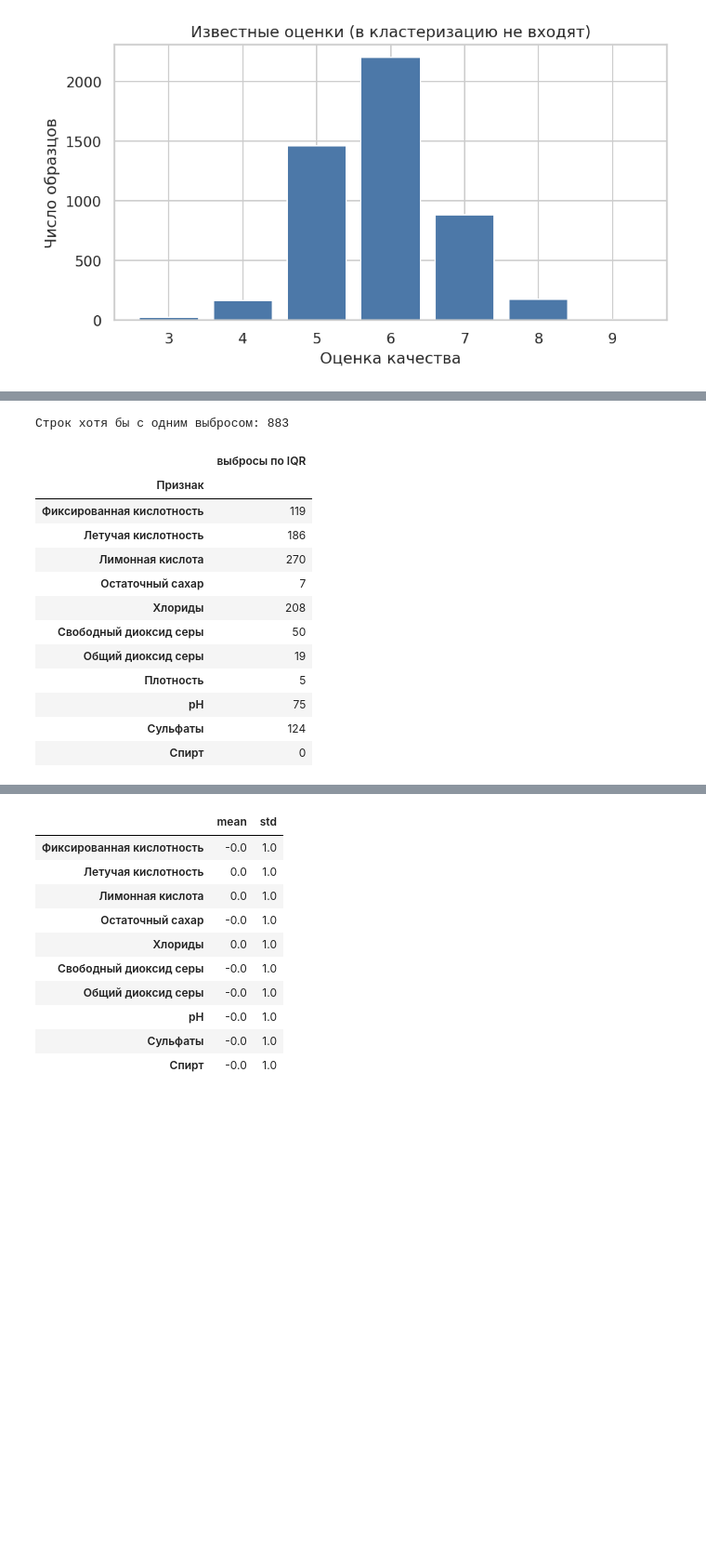
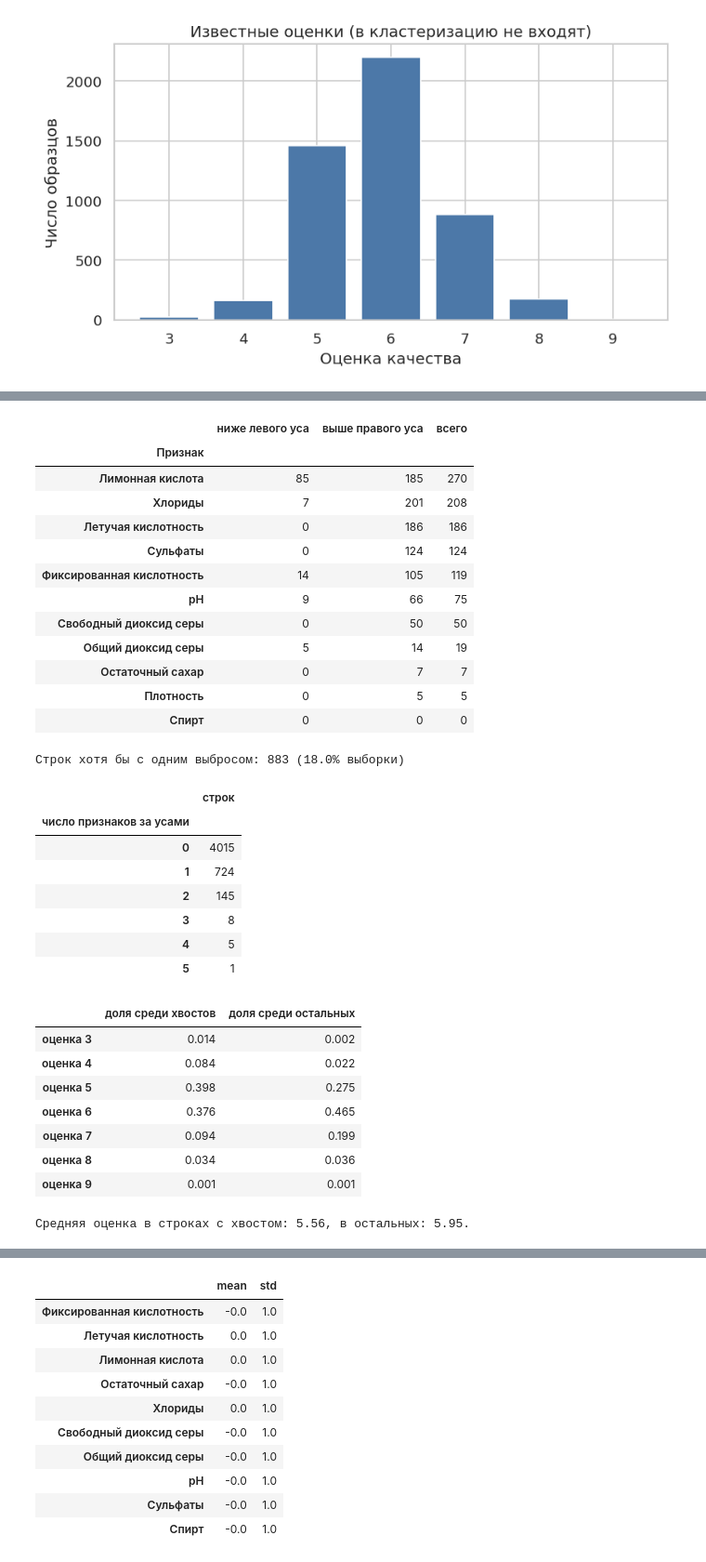
Before and after one commit to Aashteer/MO_3lab, a Jupyter notebook: lab3_clustering.ipynb, the cells around one changed output, grey strips where cells are left out. Shown at 93% size. Saved outputs shown, nothing was run; the diff lists cells and outputs as text; code cells hidden in the pictures; blank space fills up the shorter version.

```diff
--- a/lab3_clustering.ipynb
+++ b/lab3_clustering.ipynb
@@ -207,41 +207,84 @@ plt.show()
 # %%
 outlier_rows = []
 outlier_mask = pd.Series(False, index=raw.index)
+extreme_count = pd.Series(0, index=raw.index)
 for column in FEATURES:
     q1 = raw[column].quantile(0.25)
     q3 = raw[column].quantile(0.75)
     iqr = q3 - q1
-    mask = (raw[column] < q1 - 1.5 * iqr) | (raw[column] > q3 + 1.5 * iqr)
+    low = raw[column] < q1 - 1.5 * iqr
+    high = raw[column] > q3 + 1.5 * iqr
+    mask = low | high
     outlier_mask = outlier_mask | mask
-    outlier_rows.append({"Признак": LABELS[column], "выбросы по IQR": int(mask.sum())})
-outlier_table = pd.DataFrame(outlier_rows).set_index("Признак")
+    extreme_count = extreme_count + mask.astype(int)
+    outlier_rows.append({
+        "Признак": LABELS[column],
+        "ниже левого уса": int(low.sum()),
+        "выше правого уса": int(high.sum()),
+        "всего": int(mask.sum()),
+    })
+outlier_table = pd.DataFrame(outlier_rows).set_index("Признак").sort_values("всего", ascending=False)
 display(outlier_table)
-print(f"Строк хотя бы с одним выбросом: {int(outlier_mask.sum())}")
+print(
+    f"Строк хотя бы с одним выбросом: {int(outlier_mask.sum())} "
+    f"({outlier_mask.mean():.1%} выборки)"
+)
+count_table = extreme_count.value_counts().sort_index().rename("строк").to_frame()
+count_table.index.name = "число признаков за усами"
+display(count_table)
+quality_compare = pd.DataFrame({
+    "доля среди хвостов": raw.loc[outlier_mask, TARGET].value_counts(normalize=True),
+    "доля среди остальных": raw.loc[~outlier_mask, TARGET].value_counts(normalize=True),
+}).sort_index().fillna(0)
+quality_compare.index = [f"оценка {score}" for score in quality_compare.index]
+display(quality_compare.round(3))
+print(
+    "Средняя оценка в строках с хвостом: "
+    f"{raw.loc[outlier_mask, TARGET].mean():.2f}, "
+    f"в остальных: {raw.loc[~outlier_mask, TARGET].mean():.2f}."
+)
 
 fig, axes = plt.subplots(3, 4, figsize=(14, 9))
 for ax, column in zip(axes.ravel(), FEATURES):
     sns.boxplot(x=raw[column], ax=ax, color="#72B7B2")
     ax.set_title(LABELS[column])
     ax.set_xlabel("")
 axes.ravel()[-1].axis("off")
 fig.suptitle("Выбросы по межквартильному размаху", fontsize=14)
 fig.tight_layout()
 fig.savefig(OUTPUT_DIR / "03_boxplots.png", bbox_inches="tight")
 plt.show()
 # %% [output]
+|  | ниже левого уса | выше правого уса | всего |
+| Признак |  |  |  |
+| Лимонная кислота | 85 | 185 | 270 |
+| Хлориды | 7 | 201 | 208 |
+| Летучая кислотность | 0 | 186 | 186 |
+| Сульфаты | 0 | 124 | 124 |
+| Фиксированная кислотность | 14 | 105 | 119 |
+| pH | 9 | 66 | 75 |
+| Свободный диоксид серы | 0 | 50 | 50 |
+| Общий диоксид серы | 5 | 14 | 19 |
+| Остаточный сахар | 0 | 7 | 7 |
+| Плотность | 0 | 5 | 5 |
+| Спирт | 0 | 0 | 0 |
-Строк хотя бы с одним выбросом: 883
+Строк хотя бы с одним выбросом: 883 (18.0% выборки)
-|  | выбросы по IQR |
-| Признак |  |
-| Фиксированная кислотность | 119 |
-| Летучая кислотность | 186 |
-| Лимонная кислота | 270 |
-| Остаточный сахар | 7 |
-| Хлориды | 208 |
-| Свободный диоксид серы | 50 |
-| Общий диоксид серы | 19 |
-| Плотность | 5 |
-| pH | 75 |
-| Сульфаты | 124 |
-| Спирт | 0 |
+|  | строк |
+| число признаков за усами |  |
+| 0 | 4015 |
+| 1 | 724 |
+| 2 | 145 |
+| 3 | 8 |
+| 4 | 5 |
+| 5 | 1 |
+|  | доля среди хвостов | доля среди остальных |
+| оценка 3 | 0.014 | 0.002 |
+| оценка 4 | 0.084 | 0.022 |
+| оценка 5 | 0.398 | 0.275 |
+| оценка 6 | 0.376 | 0.465 |
+| оценка 7 | 0.094 | 0.199 |
+| оценка 8 | 0.034 | 0.036 |
+| оценка 9 | 0.001 | 0.001 |
+Средняя оценка в строках с хвостом: 5.56, в остальных: 5.95.
 [figure]
 # %% [markdown]
```
Also changed, not shown: parts of 17 cells of this notebook, 17 other files.
